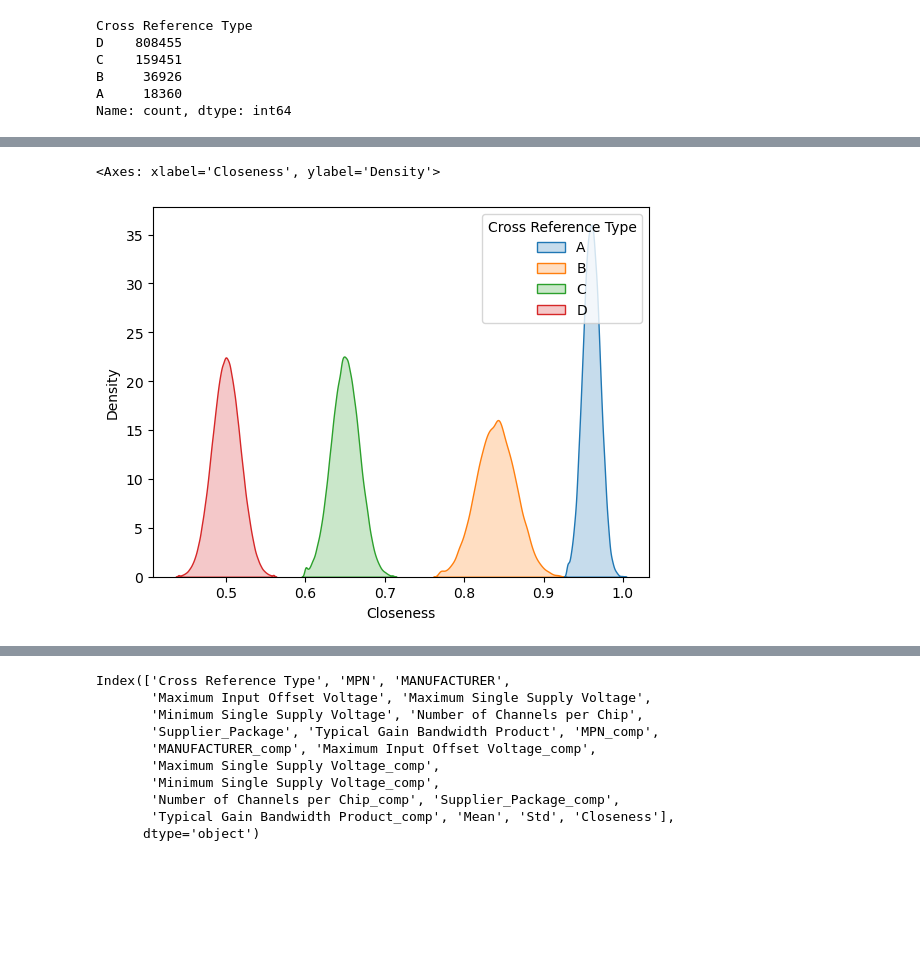
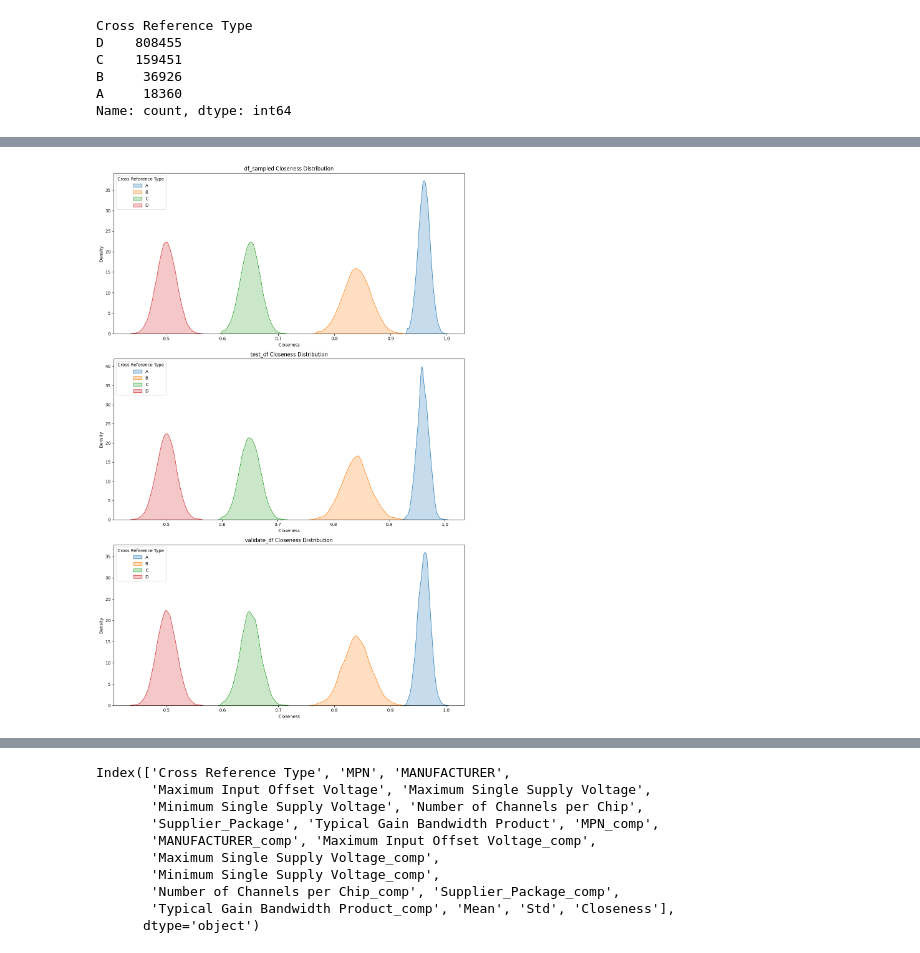
Before and after one commit to Flyingfish812/PIE2024STMicro, a Jupyter notebook: notebook/DL-Siames.ipynb, the cells around one changed output, grey strips where cells are left out. Drawn from its saved outputs; the diff is of its cells as text; code cells hidden in the pictures; blank space fills up the shorter version.

```diff
--- a/notebook/DL-Siames.ipynb
+++ b/notebook/DL-Siames.ipynb
@@ -135,8 +222,23 @@ See the caveats in the documentation: https://pandas.pydata.org/pandas-docs/stab
-# %%
-sns.kdeplot(data=df_filtered, x='Closeness', hue='Cross Reference Type', fill=True, common_norm=False)
-# %% [output]
-<Axes: xlabel='Closeness', ylabel='Density'>
-[figure, removed]
+# %%
+# Define a color palette
+
+
+# Plot KDE plots with the same color palette
+fig, axes = plt.subplots(3, 1, figsize=(12, 18))
+
+sns.kdeplot(data=train_df.sort_values("Cross Reference Type"), x='Closeness', hue='Cross Reference Type', fill=True, common_norm=False, ax=axes[0])
+axes[0].set_title('df_sampled Closeness Distribution')
+
+sns.kdeplot(data=test_df.sort_values("Cross Reference Type"), x='Closeness', hue='Cross Reference Type', fill=True, common_norm=False, ax=axes[1])
+axes[1].set_title('test_df Closeness Distribution')
+
+sns.kdeplot(data=validate_df.sort_values("Cross Reference Type"), x='Closeness', hue='Cross Reference Type', fill=True, common_norm=False, ax=axes[2])
+axes[2].set_title('validate_df Closeness Distribution')
+
+plt.tight_layout()
+plt.show()
+# %% [output]
+[figure, added]
 # %%
 df_filtered.info()
 # %% [output]
```
Also changed, not shown: parts of 40 cells of this notebook, 5 other files.
